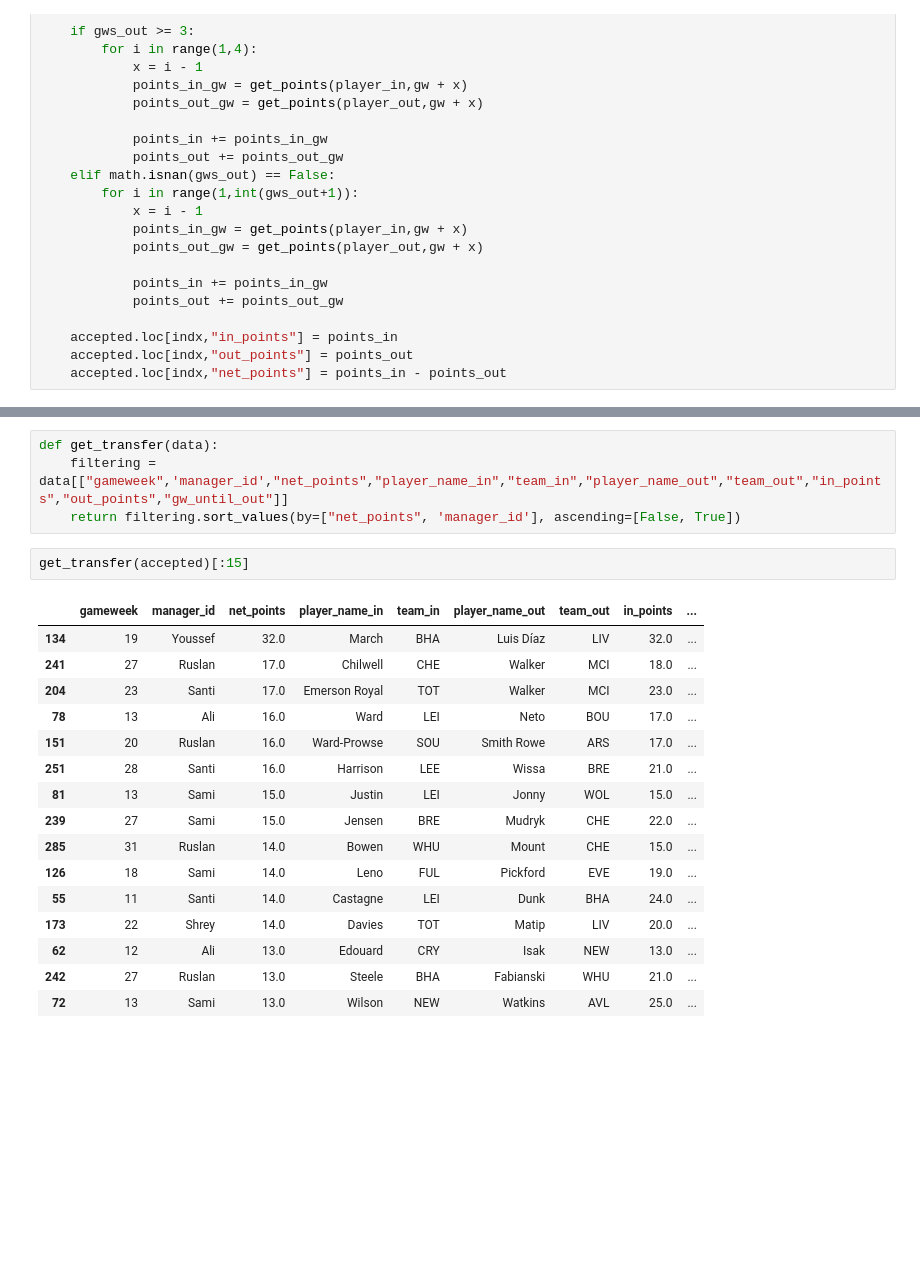
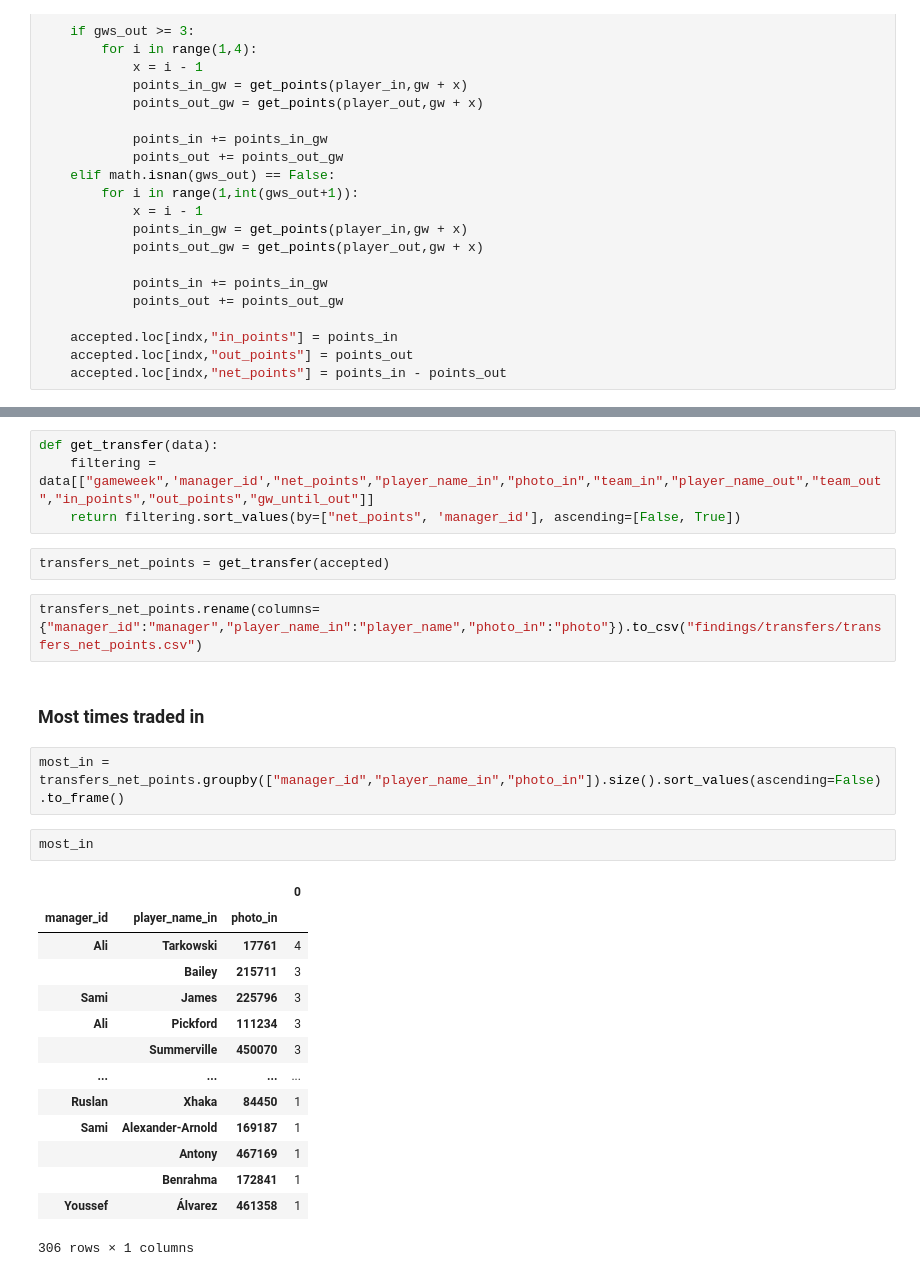
Before and after one commit to notvikke/master_2023, a Jupyter notebook: fpl/fpl_findings.ipynb, the cells around one changed output, grey strips where cells are left out. Drawn from its saved outputs; the diff is of its cells as text; blank space fills up the shorter version.

Commit message:
transfers page finished

```diff
--- a/fpl/fpl_findings.ipynb
+++ b/fpl/fpl_findings.ipynb
@@ -875,23 +844,29 @@ accepted
 # %%
 def get_transfer(data):
-    filtering = data[["gameweek",'manager_id',"net_points","player_name_in","team_in","player_name_out","team_out","in_points","out_points","gw_until_out"]]
+    filtering = data[["gameweek",'manager_id',"net_points","player_name_in","photo_in","team_in","player_name_out","team_out","in_points","out_points","gw_until_out"]]
     return filtering.sort_values(by=["net_points", 'manager_id'], ascending=[False, True])
-# %%
-get_transfer(accepted)[:15]
-# %% [output]
-|  | gameweek | manager_id | net_points | player_name_in | team_in | player_name_out | team_out | in_points | ... |
-| 134 | 19 | Youssef | 32.0 | March | BHA | Luis Díaz | LIV | 32.0 | ... |
-| 241 | 27 | Ruslan | 17.0 | Chilwell | CHE | Walker | MCI | 18.0 | ... |
-| 204 | 23 | Santi | 17.0 | Emerson Royal | TOT | Walker | MCI | 23.0 | ... |
-| 78 | 13 | Ali | 16.0 | Ward | LEI | Neto | BOU | 17.0 | ... |
-| 151 | 20 | Ruslan | 16.0 | Ward-Prowse | SOU | Smith Rowe | ARS | 17.0 | ... |
-| 251 | 28 | Santi | 16.0 | Harrison | LEE | Wissa | BRE | 21.0 | ... |
-| 81 | 13 | Sami | 15.0 | Justin | LEI | Jonny | WOL | 15.0 | ... |
-| 239 | 27 | Sami | 15.0 | Jensen | BRE | Mudryk | CHE | 22.0 | ... |
-| 285 | 31 | Ruslan | 14.0 | Bowen | WHU | Mount | CHE | 15.0 | ... |
-| 126 | 18 | Sami | 14.0 | Leno | FUL | Pickford | EVE | 19.0 | ... |
-| 55 | 11 | Santi | 14.0 | Castagne | LEI | Dunk | BHA | 24.0 | ... |
-| 173 | 22 | Shrey | 14.0 | Davies | TOT | Matip | LIV | 20.0 | ... |
-| 62 | 12 | Ali | 13.0 | Edouard | CRY | Isak | NEW | 13.0 | ... |
-| 242 | 27 | Ruslan | 13.0 | Steele | BHA | Fabianski | WHU | 21.0 | ... |
-| 72 | 13 | Sami | 13.0 | Wilson | NEW | Watkins | AVL | 25.0 | ... |
+# %%
+transfers_net_points = get_transfer(accepted)
+# %%
+transfers_net_points.rename(columns={"manager_id":"manager","player_name_in":"player_name","photo_in":"photo"}).to_csv("findings/transfers/transfers_net_points.csv")
+# %% [markdown]
+### Most times traded in
+# %%
+most_in = transfers_net_points.groupby(["manager_id","player_name_in","photo_in"]).size().sort_values(ascending=False).to_frame()
+# %%
+most_in
+# %% [output]
+|  |  |  | 0 |
+| manager_id | player_name_in | photo_in |  |
+| Ali | Tarkowski | 17761 | 4 |
+|  | Bailey | 215711 | 3 |
+| Sami | James | 225796 | 3 |
+| Ali | Pickford | 111234 | 3 |
+|  | Summerville | 450070 | 3 |
+| ... | ... | ... | ... |
+| Ruslan | Xhaka | 84450 | 1 |
+| Sami | Alexander-Arnold | 169187 | 1 |
+|  | Antony | 467169 | 1 |
+|  | Benrahma | 172841 | 1 |
+| Youssef | Álvarez | 461358 | 1 |
+306 rows × 1 columns
```
Also changed, not shown: parts of 8 cells of this notebook, 4 other files.
